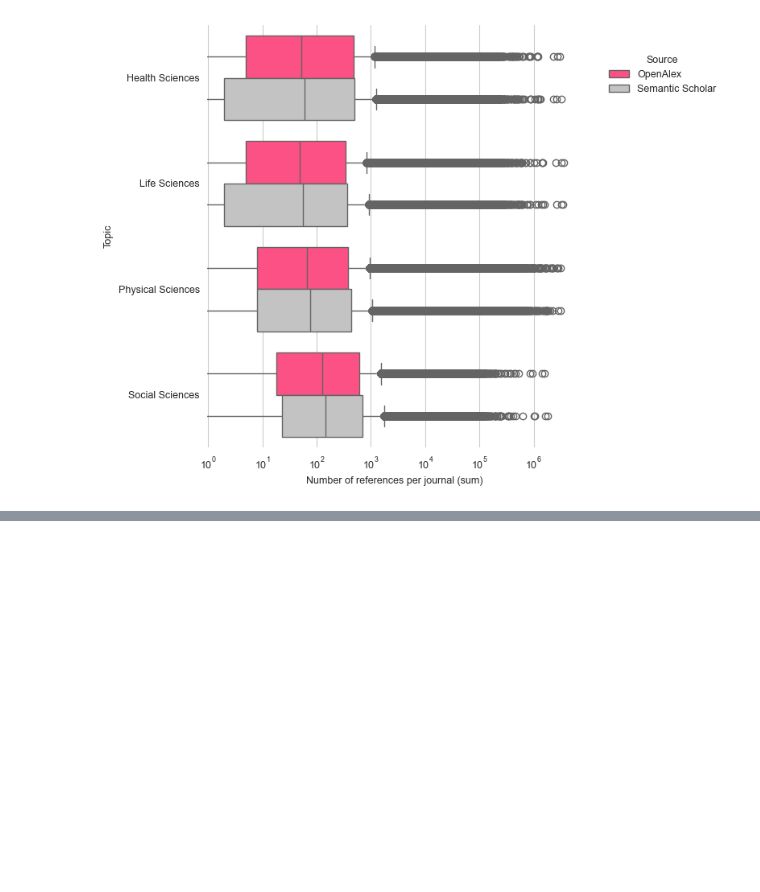
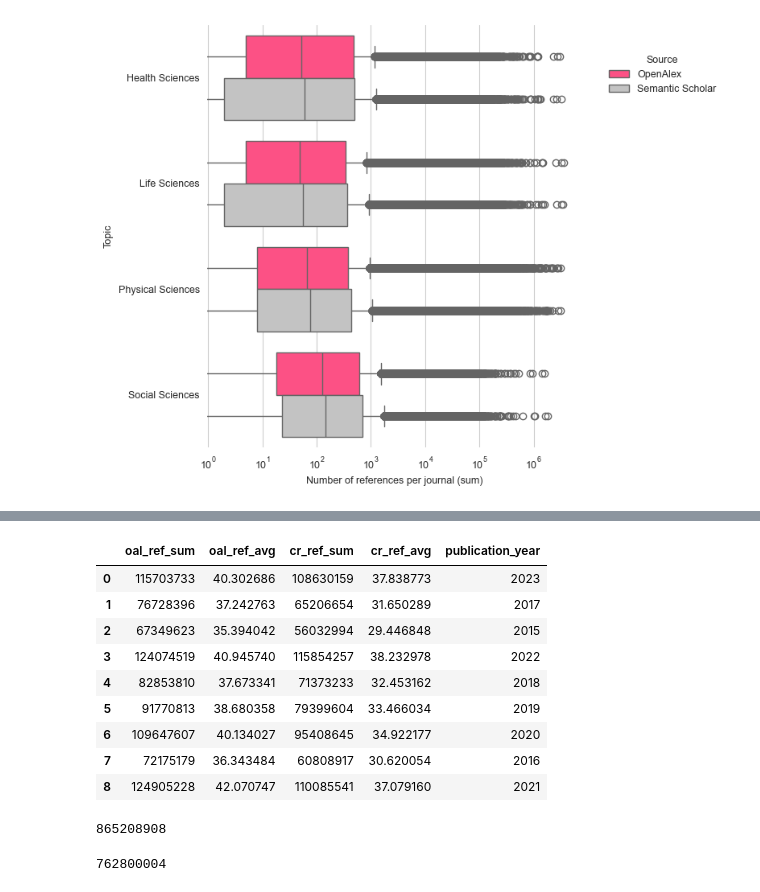
Before and after one commit to naustica/oal_s2_ref, a Jupyter notebook: Codebook.ipynb, the cells around one changed output, grey strips where cells are left out. Cells and saved outputs as stored; diff of their text form; code cells hidden in the pictures; blank space fills up the shorter version.

```diff
--- a/Codebook.ipynb
+++ b/Codebook.ipynb
@@ -676,0 +679,27 @@ fig.savefig('media/s2_oal_sum_references_boxplot.png', format='png', bbox_inches
+# %%
+oal_cr_ref_y = client.query(f"""
+                             SELECT
+                                 SUM(oal.referenced_works_count) AS oal_ref_sum,
+                                 AVG(oal.referenced_works_count) AS oal_ref_avg,
+                                 SUM(cr.source_references_count) AS cr_ref_sum,
+                                 AVG(cr.source_references_count) AS cr_ref_avg,
+                                 oal.publication_year
+                             FROM {openalex_snapshot} AS oal
+                             JOIN (
+                                 SELECT doi, SUM(source_ref_count) AS source_references_count
+                                 FROM (
+                                     SELECT cr0.doi,
+                                            CASE
+                                                WHEN ref.doi IS NOT NULL THEN 1
+                                                ELSE 0
+                                            END AS source_ref_count
+                                     FROM {cr_snapshot} AS cr0, UNNEST(reference) AS ref
+                                     WHERE issued >= '2015-01-01'AND issued < '2024-01-01' AND issued IS NOT NULL AND type = 'journal-article'
+                                ) AS cr1
+                                GROUP BY doi
+                             ) AS cr
+                                 ON LOWER(oal.doi) = LOWER(cr.doi)
+                             WHERE oal.publication_year BETWEEN 2015 AND 2023 AND oal.primary_location.source.type = 'journal'
+                                 AND oal.type IN ('article', 'review') AND is_paratext=False AND is_retracted=False
+                             GROUP BY publication_year
+                             """).to_dataframe()
@@ -676,0 +774,21 @@ fig.savefig('media/s2_oal_sum_references_boxplot.png', format='png', bbox_inches
+# %%
+oal_cr_ref_y
+# %% [output]
+|  | oal_ref_sum | oal_ref_avg | cr_ref_sum | cr_ref_avg | publication_year |
+| 0 | 115703733 | 40.302686 | 108630159 | 37.838773 | 2023 |
+| 1 | 76728396 | 37.242763 | 65206654 | 31.650289 | 2017 |
+| 2 | 67349623 | 35.394042 | 56032994 | 29.446848 | 2015 |
+| 3 | 124074519 | 40.945740 | 115854257 | 38.232978 | 2022 |
+| 4 | 82853810 | 37.673341 | 71373233 | 32.453162 | 2018 |
+| 5 | 91770813 | 38.680358 | 79399604 | 33.466034 | 2019 |
+| 6 | 109647607 | 40.134027 | 95408645 | 34.922177 | 2020 |
+| 7 | 72175179 | 36.343484 | 60808917 | 30.620054 | 2016 |
+| 8 | 124905228 | 42.070747 | 110085541 | 37.079160 | 2021 |
+# %%
+oal_cr_ref_y.oal_ref_sum.sum()
+# %% [output]
+865208908
+# %%
+oal_cr_ref_y.cr_ref_sum.sum()
+# %% [output]
+762800004
```
Also changed, not shown: parts of 3 cells of this notebook, 2 other files.
